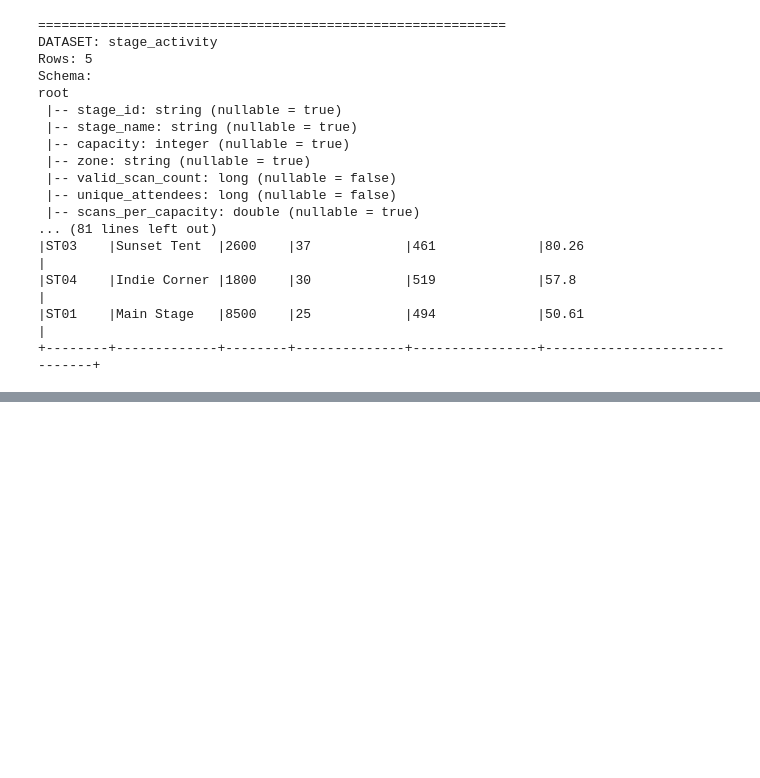
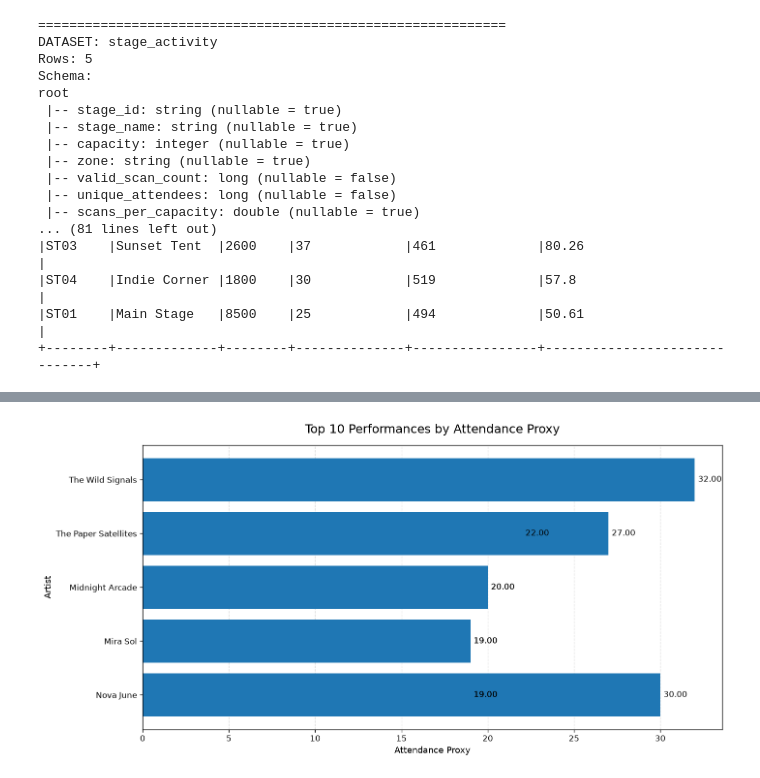
Before and after one commit to hemanthvaluecreed/Festival_Data_Dective_Spark, a Jupyter notebook: festive_analysis.ipynb, the cells around one changed output, grey strips where cells are left out. Saved outputs shown, nothing was run; the diff lists cells and outputs as text; code cells hidden in the pictures; blank space fills up the shorter version.

```diff
--- a/festive_analysis.ipynb
+++ b/festive_analysis.ipynb
@@ -2324,0 +2423,14 @@ root
+# %%
+# PERFORMANCE ANALYSIS
+
+plot_spark_bar(
+    df=performance_rankings,
+    category_col="artist_name",
+    value_col="attendance_proxy",
+    title="Top 10 Performances by Attendance Proxy",
+    xlabel="Attendance Proxy",
+    ylabel="Artist",
+    top_n=10
+)
+# %% [output]
+[figure, added]
```
Also changed, not shown: parts of 4 cells of this notebook.
